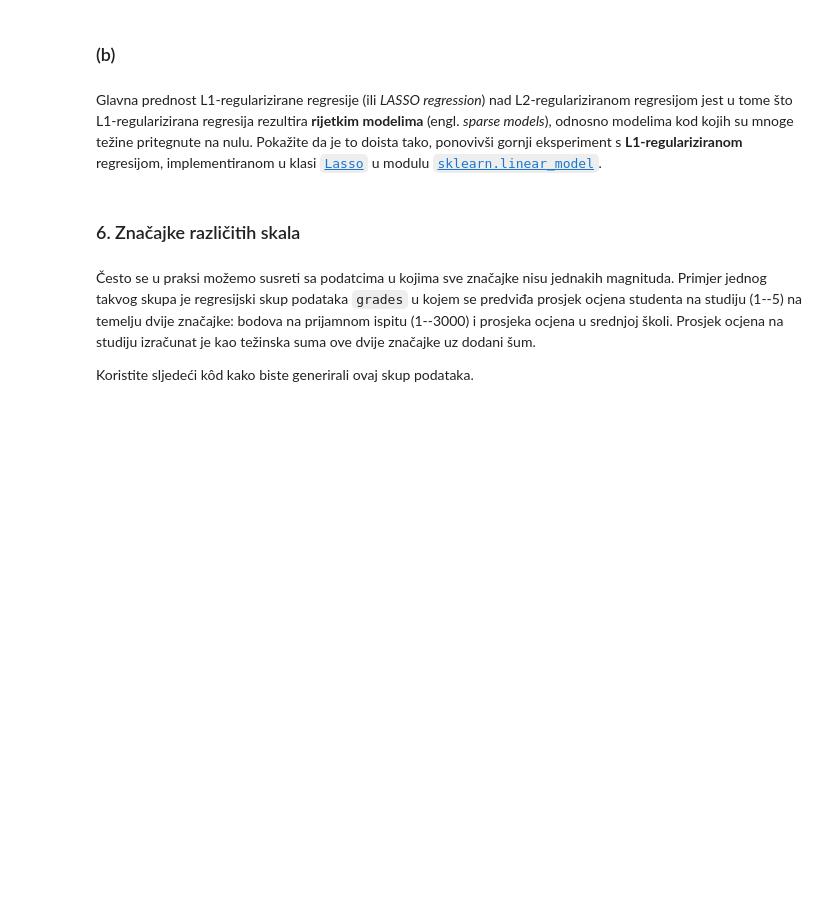
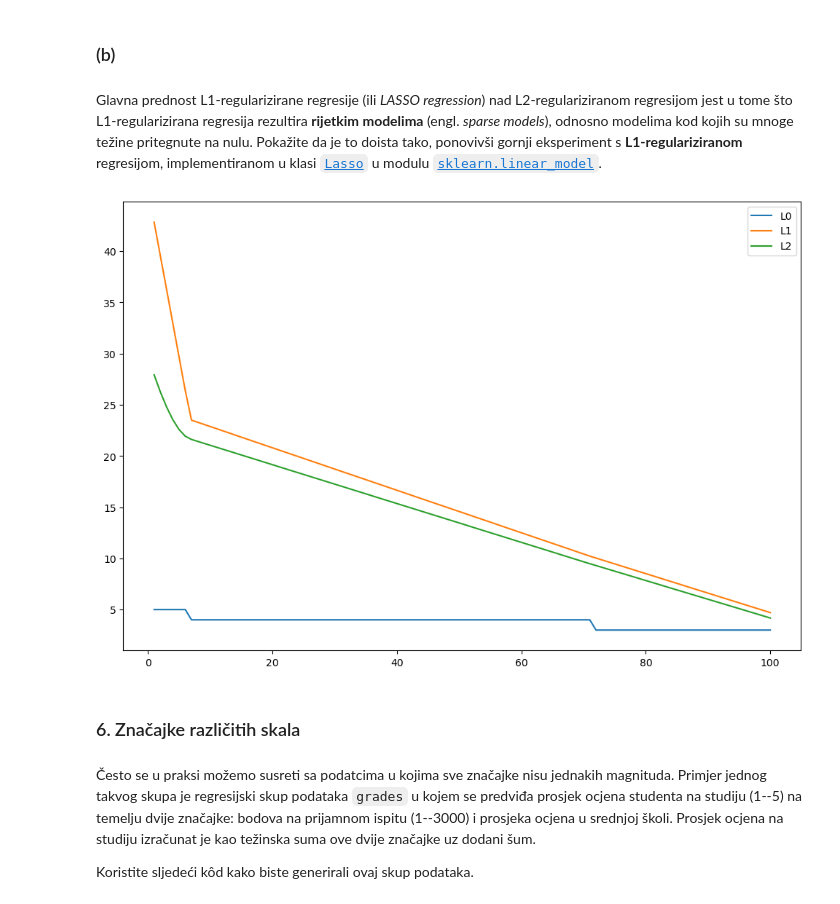
Before and after one commit to RobertoGrabovac/FER-StrojnoUcenje1, a Jupyter notebook: LAB1 - Regresija.ipynb, the cells around one changed output. Drawn from its saved outputs; the diff is of its cells as text; code cells hidden in the pictures; blank space fills up the shorter version.

```diff
--- a/LAB1 - Regresija.ipynb
+++ b/LAB1 - Regresija.ipynb
@@ -460,3 +482,32 @@ from sklearn.linear_model import Lasso
+# %%
+from sklearn.linear_model import Lasso
+
+l0_arr = []
+l1_arr = []
+l2_arr = []
+
+plt.subplots(figsize = (12, 8))
+
+lamb = np.array(list(range(1, 101)))
+
+for lam in range(1, 101):
+    lss = Lasso(alpha = lam, max_iter = 10000)
+    # Lasso koristi potencijalno SVD algoritam ako Gramova matrica nije invertibilna pa je za optimizacijski algoritam vezan
+    # broj maksimalnih iteracija; isto je dostupno i u klasi Ridge
+    lss_tr = lss.fit(X_l2, y_train)
+    y_tr_pred = lss_tr.predict(X_l2)
+
+    l0_arr.append(nonzeroes(lss.coef_))
+    l1_arr.append(norm(lss.coef_, ord = 1))
+    l2_arr.append(norm(lss.coef_))
+
+plt.plot(lamb, l0_arr, label = "L0")
+plt.plot(lamb, l1_arr, label = "L1")
+plt.plot(lamb, l2_arr, label = "L2")
+plt.legend()
+plt.draw()
+# %% [output]
+[figure, added]
 # %% [markdown]
 ### 6. Značajke različitih skala
 # %% [markdown]
```
Also changed, not shown: parts of 18 cells of this notebook.
